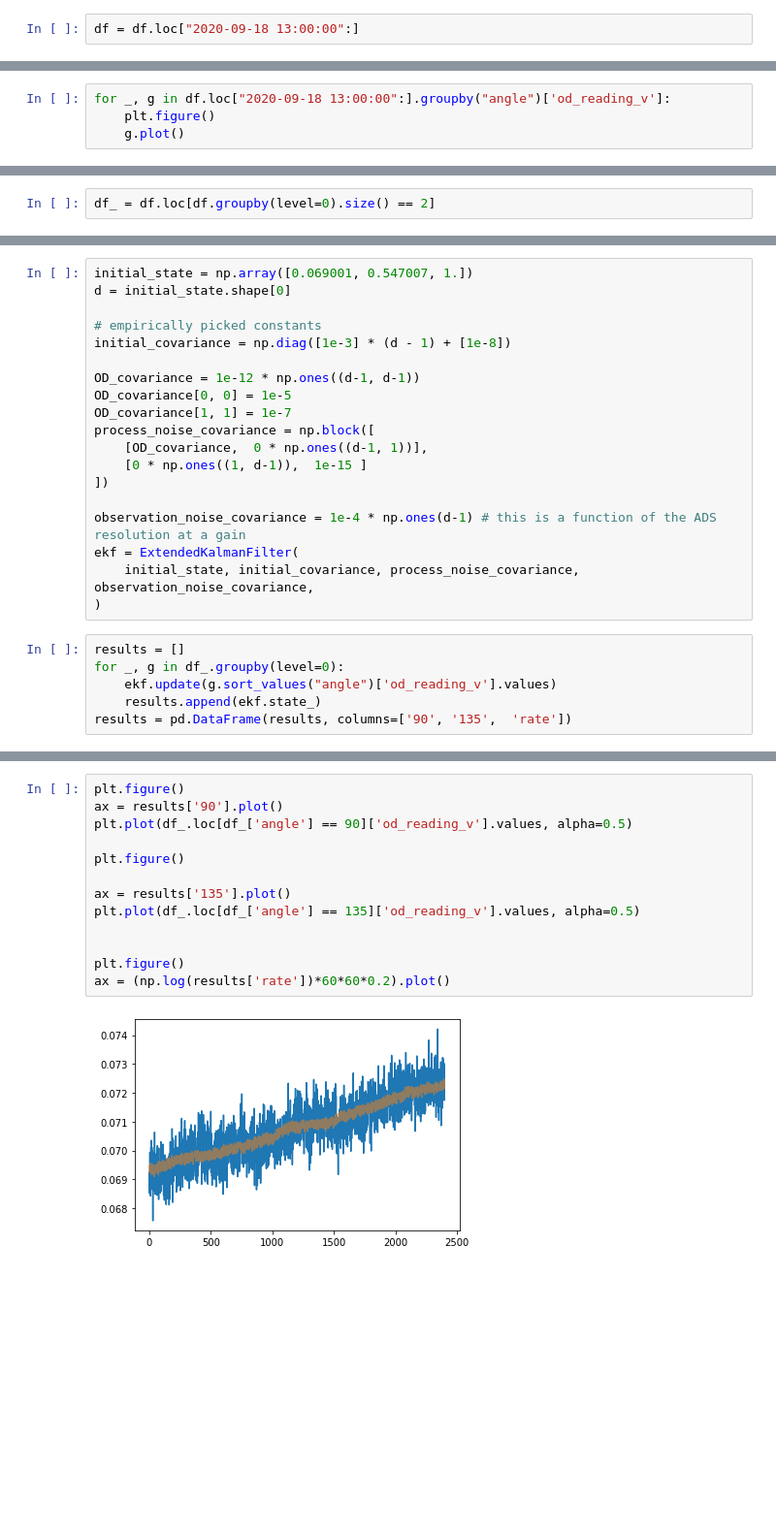
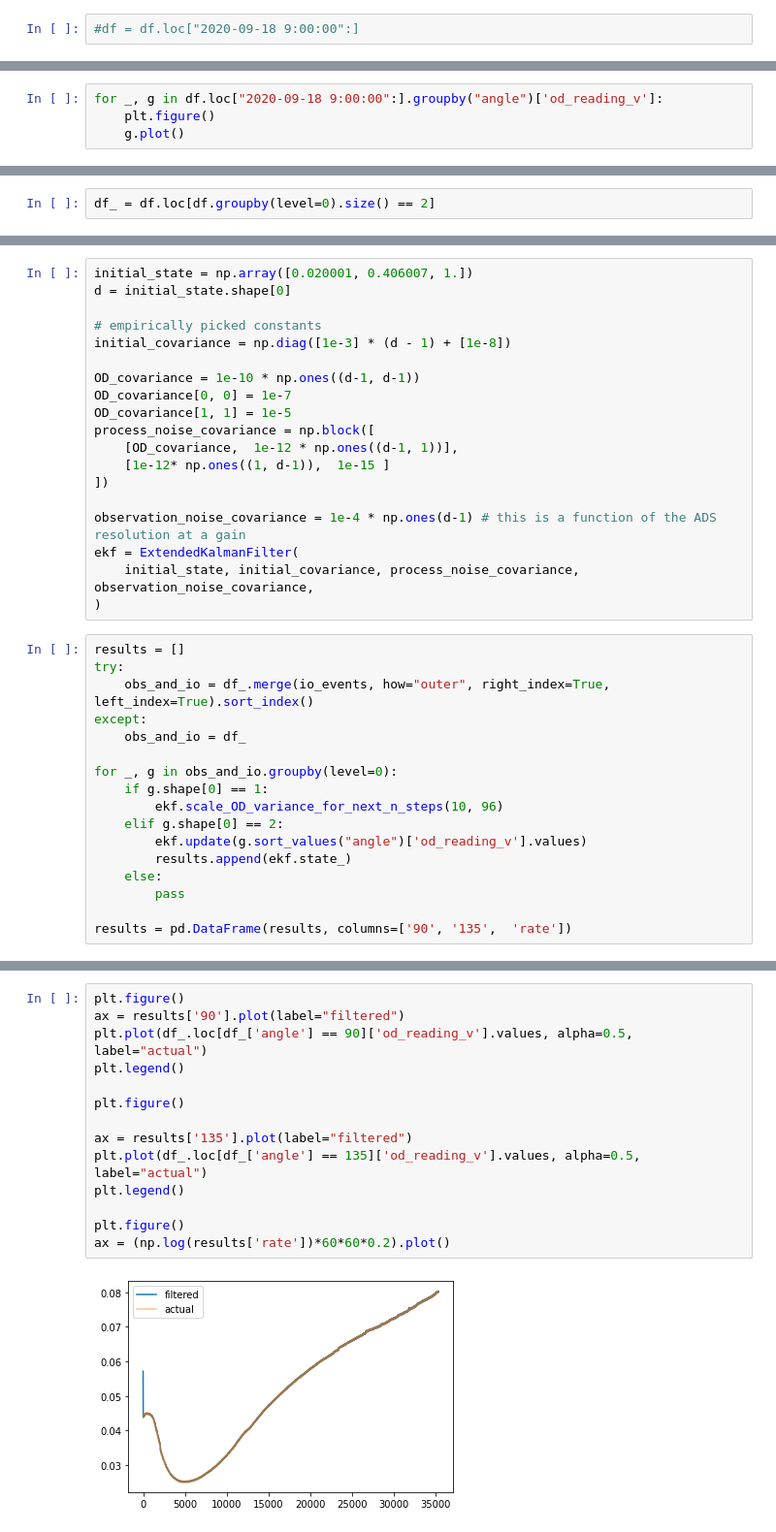
Before and after one commit to Pioreactor/pioreactor, a Jupyter notebook: jupyter_notebooks/Kalman Filter tests.ipynb, the cells around one changed output, grey strips where cells are left out. Shown at 97% size. Cells and saved outputs as stored; diff of their text form; blank space fills up the shorter version.

```diff
--- a/jupyter_notebooks/Kalman Filter tests.ipynb
+++ b/jupyter_notebooks/Kalman Filter tests.ipynb
@@ -23,2 +29,2 @@ df = df.set_index("timestamp")
 # %%
-df = df.loc["2020-09-18 13:00:00":]
+#df = df.loc["2020-09-18 9:00:00":]
@@ -25,5 +36,5 @@ df = df.loc["2020-09-18 13:00:00":]
 # %%
-for _, g in df.loc["2020-09-18 13:00:00":].groupby("angle")['od_reading_v']:
+for _, g in df.loc["2020-09-18 9:00:00":].groupby("angle")['od_reading_v']:
     plt.figure()
     g.plot()
 # %% [output]
@@ -161,16 +167,16 @@ df_.head(2)
 # %%
-initial_state = np.array([0.069001, 0.547007, 1.])
+initial_state = np.array([0.020001, 0.406007, 1.])
 d = initial_state.shape[0]
 
 # empirically picked constants
 initial_covariance = np.diag([1e-3] * (d - 1) + [1e-8])
 
-OD_covariance = 1e-12 * np.ones((d-1, d-1))
-OD_covariance[0, 0] = 1e-5
-OD_covariance[1, 1] = 1e-7
+OD_covariance = 1e-10 * np.ones((d-1, d-1))
+OD_covariance[0, 0] = 1e-7
+OD_covariance[1, 1] = 1e-5
 process_noise_covariance = np.block([
-    [OD_covariance,  0 * np.ones((d-1, 1))],
-    [0 * np.ones((1, d-1)),  1e-15 ]
+    [OD_covariance,  1e-12 * np.ones((d-1, 1))],
+    [1e-12* np.ones((1, d-1)),  1e-15 ]
 ])
 
 observation_noise_covariance = 1e-4 * np.ones(d-1) # this is a function of the ADS resolution at a gain
@@ -179,7 +185,18 @@ ekf = ExtendedKalmanFilter(
 )
 # %%
 results = []
-for _, g in df_.groupby(level=0):
-    ekf.update(g.sort_values("angle")['od_reading_v'].values)
-    results.append(ekf.state_)
+try:
+    obs_and_io = df_.merge(io_events, how="outer", right_index=True, left_index=True).sort_index()
+except:
+    obs_and_io = df_
+
+for _, g in obs_and_io.groupby(level=0):
+    if g.shape[0] == 1:
+        ekf.scale_OD_variance_for_next_n_steps(10, 96)
+    elif g.shape[0] == 2:
+        ekf.update(g.sort_values("angle")['od_reading_v'].values)
+        results.append(ekf.state_)
+    else:
+        pass
+
 results = pd.DataFrame(results, columns=['90', '135',  'rate'])
@@ -192,15 +203,16 @@ array([[3.13361750e-06, 3.13361750e-06, 2.39114818e-09],
 # %%
 plt.figure()
-ax = results['90'].plot()
-plt.plot(df_.loc[df_['angle'] == 90]['od_reading_v'].values, alpha=0.5)
+ax = results['90'].plot(label="filtered")
+plt.plot(df_.loc[df_['angle'] == 90]['od_reading_v'].values, alpha=0.5, label="actual")
+plt.legend()
 
 plt.figure()
 
-ax = results['135'].plot()
-plt.plot(df_.loc[df_['angle'] == 135]['od_reading_v'].values, alpha=0.5)
-
+ax = results['135'].plot(label="filtered")
+plt.plot(df_.loc[df_['angle'] == 135]['od_reading_v'].values, alpha=0.5, label="actual")
+plt.legend()
 
 plt.figure()
 ax = (np.log(results['rate'])*60*60*0.2).plot()
 # %% [output]
-[figure, old version]
+[figure, new version]
```
Also changed, not shown: parts of 11 cells of this notebook, 7 other files.
